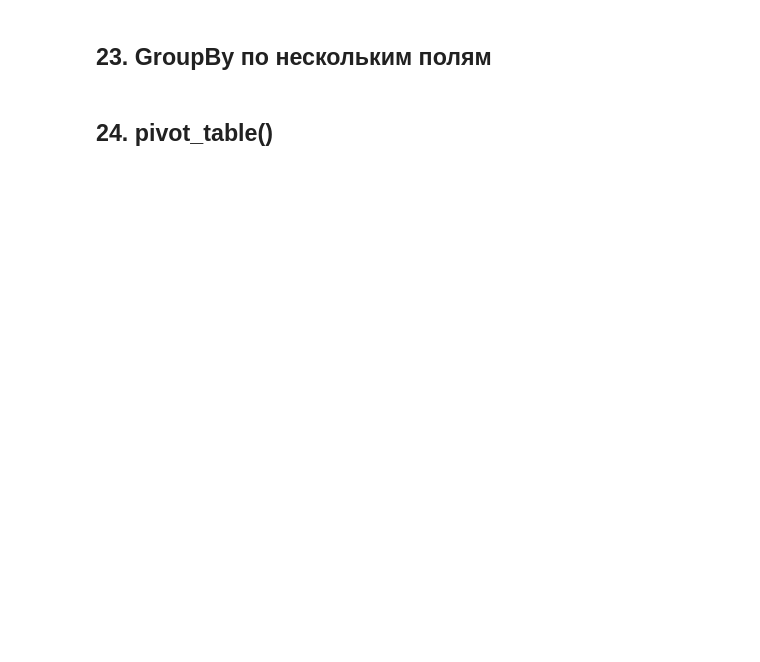
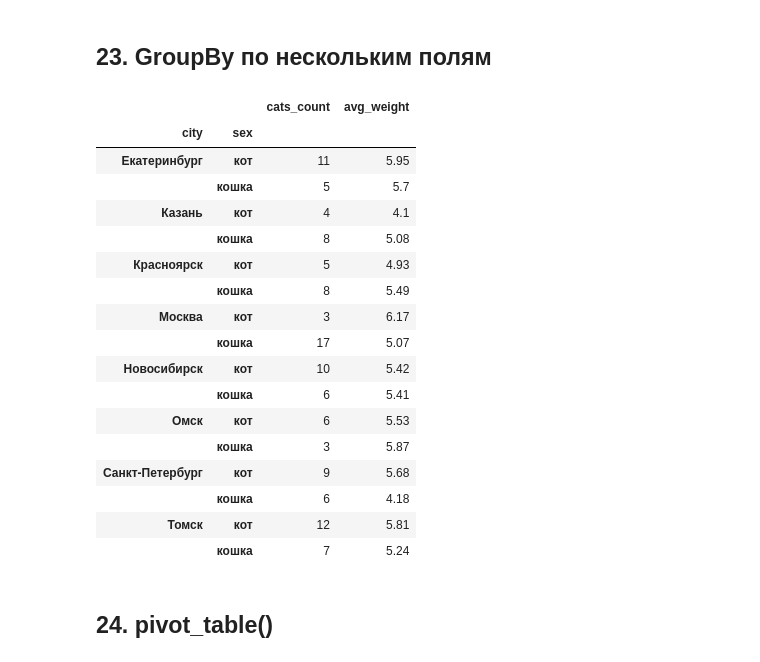
Before and after one commit to golubnichiy/bigdata_26_09, a Jupyter notebook: pandas_1_base.ipynb, the cells around one changed output. Saved outputs shown, nothing was run; the diff lists cells and outputs as text; code cells hidden in the pictures; blank space fills up the shorter version.

```diff
--- a/pandas_1_base.ipynb
+++ b/pandas_1_base.ipynb
@@ -729,4 +810,33 @@ cats_clean[['height_m', 'height_cm']]
 # %% [markdown]
 ## 23. GroupBy по нескольким полям
+# %%
+(
+    cats_clean
+    .groupby(['city','sex'])
+    .agg(
+        cats_count = ('cat_id', 'count'),
+        avg_weight = ('weight_kg', 'mean')
+    )
+    .round(2)
+)
+# %% [output]
+|  |  | cats_count | avg_weight |
+| city | sex |  |  |
+| Екатеринбург | кот | 11 | 5.95 |
+|  | кошка | 5 | 5.7 |
+| Казань | кот | 4 | 4.1 |
+|  | кошка | 8 | 5.08 |
+| Красноярск | кот | 5 | 4.93 |
+|  | кошка | 8 | 5.49 |
+| Москва | кот | 3 | 6.17 |
+|  | кошка | 17 | 5.07 |
+| Новосибирск | кот | 10 | 5.42 |
+|  | кошка | 6 | 5.41 |
+| Омск | кот | 6 | 5.53 |
+|  | кошка | 3 | 5.87 |
+| Санкт-Петербург | кот | 9 | 5.68 |
+|  | кошка | 6 | 4.18 |
+| Томск | кот | 12 | 5.81 |
+|  | кошка | 7 | 5.24 |
 # %% [markdown]
 ## 24. pivot_table()
```
Also changed, not shown: parts of 18 cells of this notebook.
